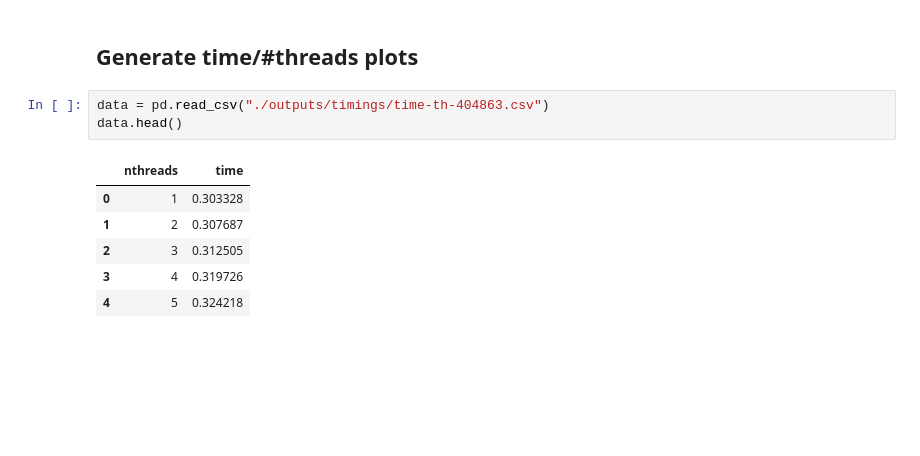
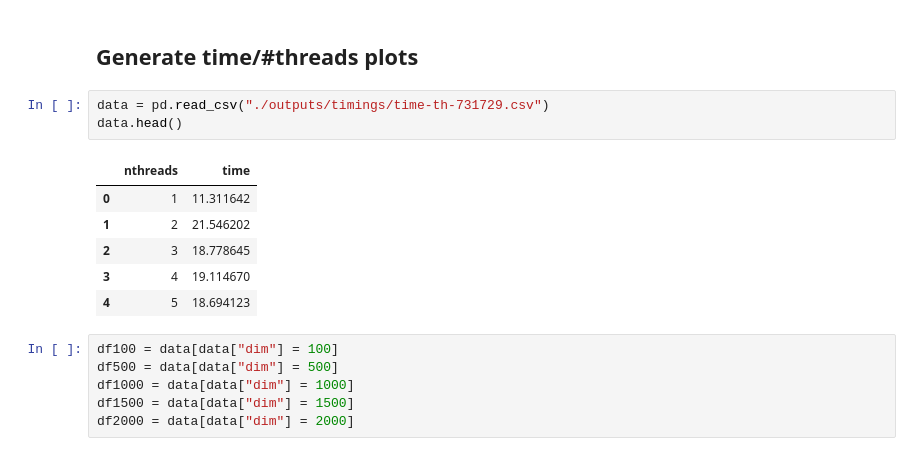
Before and after one commit to pettepiero/Foundations_of_HPC_2022, a Jupyter notebook: Assignment/exercise1/plots.ipynb, the cells around one changed output. Saved outputs shown, nothing was run; the diff lists cells and outputs as text; blank space fills up the shorter version.

```diff
--- a/Assignment/exercise1/plots.ipynb
+++ b/Assignment/exercise1/plots.ipynb
@@ -5,12 +9,18 @@ import numpy as np
 # %% [markdown]
 ## Generate time/#threads plots
 # %%
-data = pd.read_csv("./outputs/timings/time-th-404863.csv")
+data = pd.read_csv("./outputs/timings/time-th-731729.csv")
 data.head()
 # %% [output]
 |  | nthreads | time |
-| 0 | 1 | 0.303328 |
-| 1 | 2 | 0.307687 |
-| 2 | 3 | 0.312505 |
-| 3 | 4 | 0.319726 |
-| 4 | 5 | 0.324218 |
+| 0 | 1 | 11.311642 |
+| 1 | 2 | 21.546202 |
+| 2 | 3 | 18.778645 |
+| 3 | 4 | 19.114670 |
+| 4 | 5 | 18.694123 |
+# %%
+df100 = data[data["dim"] = 100]
+df500 = data[data["dim"] = 500]
+df1000 = data[data["dim"] = 1000]
+df1500 = data[data["dim"] = 1500]
+df2000 = data[data["dim"] = 2000]
```
Also changed, not shown: parts of 5 cells of this notebook, 9 other files.
